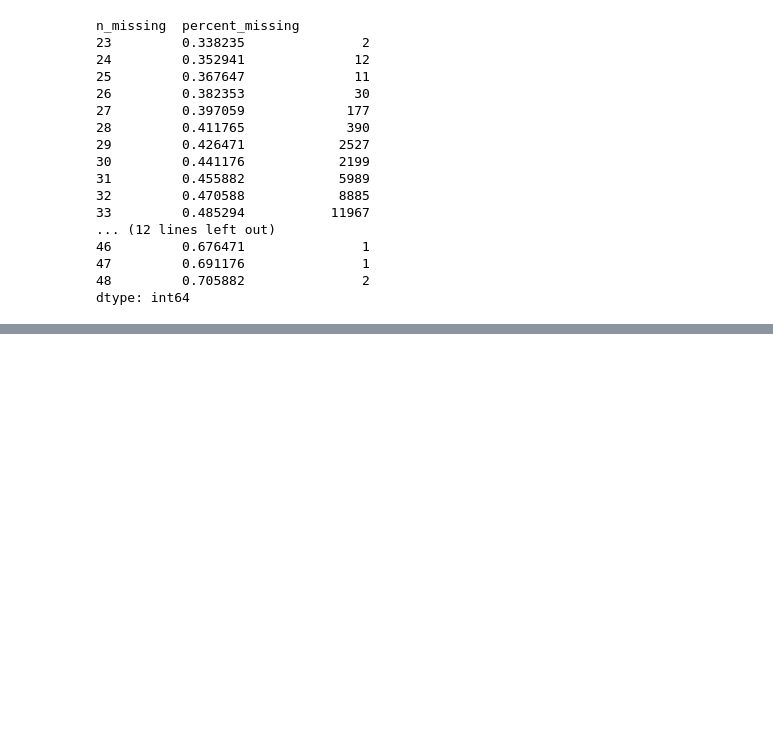
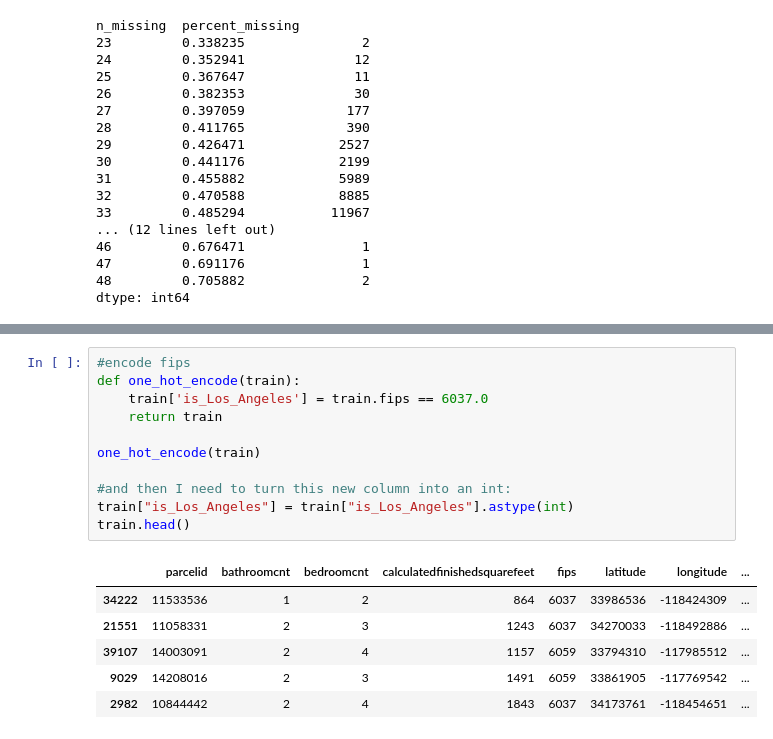
Before and after one commit to jeneyring/Clustering-Final-Project, a Jupyter notebook: Scratchpad.ipynb, the cells around one changed output, grey strips where cells are left out. Drawn from its saved outputs; the diff is of its cells as text; blank space fills up the shorter version.

```diff
--- a/Scratchpad.ipynb
+++ b/Scratchpad.ipynb
@@ -188,0 +299,18 @@ Name: lotsizesquarefeet, Length: 14253, dtype: int64
+# %%
+#encode fips
+def one_hot_encode(train):
+    train['is_Los_Angeles'] = train.fips == 6037.0
+    return train
+
+one_hot_encode(train)
+
+#and then I need to turn this new column into an int:
+train["is_Los_Angeles"] = train["is_Los_Angeles"].astype(int)
+train.head()
+# %% [output]
+|  | parcelid | bathroomcnt | bedroomcnt | calculatedfinishedsquarefeet | fips | latitude | longitude | ... |
+| 34222 | 11533536 | 1 | 2 | 864 | 6037 | 33986536 | -118424309 | ... |
+| 21551 | 11058331 | 2 | 3 | 1243 | 6037 | 34270033 | -118492886 | ... |
+| 39107 | 14003091 | 2 | 4 | 1157 | 6059 | 33794310 | -117985512 | ... |
+| 9029 | 14208016 | 2 | 3 | 1491 | 6059 | 33861905 | -117769542 | ... |
+| 2982 | 10844442 | 2 | 4 | 1843 | 6037 | 34173761 | -118454651 | ... |
```
Also changed, not shown: parts of 26 cells of this notebook, 2 other files.
